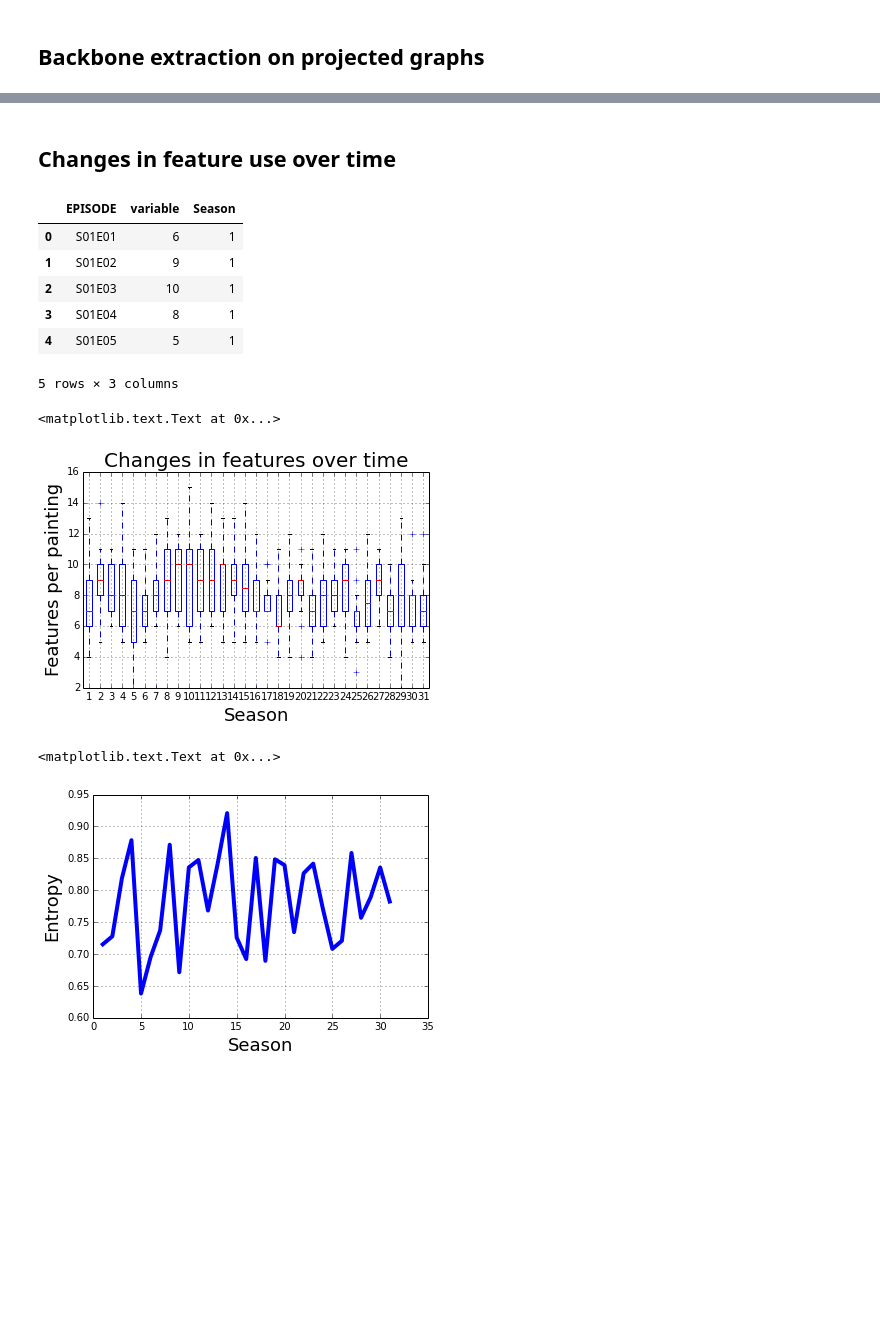
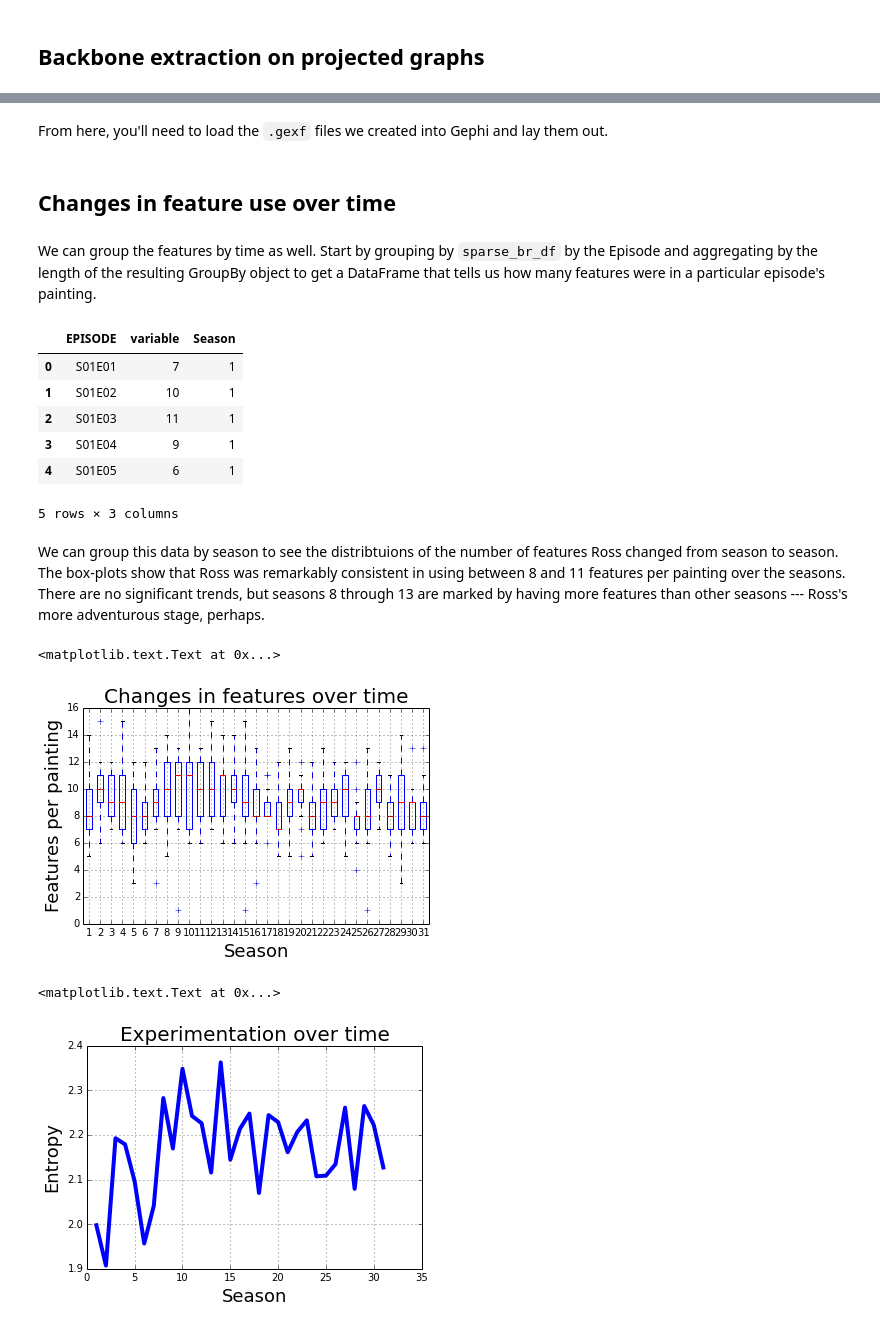
Before and after one commit to brianckeegan/BobRoss, a Jupyter notebook: Bob Ross.ipynb, the cells around one changed output, grey strips where cells are left out. Saved outputs shown, nothing was run; the diff lists cells and outputs as text; code cells hidden in the pictures; blank space fills up the shorter version.

Commit message:
Update to include entropy

```diff
--- a/Bob Ross.ipynb
+++ b/Bob Ross.ipynb
@@ -41,7 +50,7 @@ from IPython.display import Image
 # Data downloaded from https://docs.google.com/file/d/0B-6I-CG2KuA-akduSk01TFpuY1k/edit
 # Posted by Hickey on Twitter: https://twitter.com/WaltHickey/status/456552102836178944
 
-br_df = pd.read_csv('/Users/brianckeegan/Downloads/bobross_raw.csv')
+br_df = pd.read_csv('bobross_raw.csv')
 br_df['Season'] = br_df['EPISODE'].str[1:3].astype(int)
 melted_br_df = pd.melt(br_df,id_vars=['EPISODE','TITLE'])
 sparse_br_df = melted_br_df.replace(0,np.nan).dropna()
@@ -119,5 +128,9 @@ titles_g_bb.number_of_edges(), titles_g_bb.number_of_nodes()
+# %% [markdown]
+From here, you'll need to load the `.gexf` files we created into Gephi and lay them out.
 # %% [markdown]
 ## Changes in feature use over time
+# %% [markdown]
+We can group the features by time as well. Start by grouping by `sparse_br_df` by the Episode and aggregating by the length of the resulting GroupBy object to get a DataFrame that tells us how many features were in a particular episode's painting.
 # %%
 sparse_df_gb = sparse_br_df.groupby('EPISODE')['variable'].agg(len)
 sparse_df_gb = sparse_df_gb.reset_index()
@@ -125,12 +138,14 @@ sparse_df_gb['Season'] = sparse_df_gb['EPISODE'].str[1:3].astype(int)
 sparse_df_gb.head()
 # %% [output]
 |  | EPISODE | variable | Season |
-| 0 | S01E01 | 6 | 1 |
-| 1 | S01E02 | 9 | 1 |
-| 2 | S01E03 | 10 | 1 |
-| 3 | S01E04 | 8 | 1 |
-| 4 | S01E05 | 5 | 1 |
+| 0 | S01E01 | 7 | 1 |
+| 1 | S01E02 | 10 | 1 |
+| 2 | S01E03 | 11 | 1 |
+| 3 | S01E04 | 9 | 1 |
+| 4 | S01E05 | 6 | 1 |
 5 rows × 3 columns
+# %% [markdown]
+We can group this data by season to see the distribtuions of the number of features Ross changed from season to season. The box-plots show that Ross was remarkably consistent in using between 8 and 11 features per painting over the seasons. There are no significant trends, but seasons 8 through 13 are marked by having more features than other seasons --- Ross's more adventurous stage, perhaps.
 # %%
 sparse_df_gb.boxplot(column='variable',by='Season')
 plt.title('Changes in features over time',fontsize=20)
@@ -139,12 +154,19 @@ plt.xlabel('Season',fontsize=18)
 plt.ylabel('Features per painting',fontsize=18)
 # %% [output]
 <matplotlib.text.Text at 0x...>
-[figure, old version]
+[figure, new version]
+# %%
+# http://orange.biolab.si/blog/2012/06/15/joint-entropy-in-python/
+def entropy2(*X):
+    return np.sum(-p * np.log2(p) if p > 0 else 0 for p in
+        (np.mean(reduce(np.logical_and, (predictions == c for predictions, c in zip(X, classes))))
+            for classes in itertools.product(*[set(x) for x in X])))
 # %%
 br_df_gb = br_df.groupby('Season')[br_df.columns[2:-1]].agg(np.sum)
-br_df_gb.apply(lambda x:np.e**(entropy(x,67)),axis=1).plot(lw=4)
+br_df_gb.apply(lambda x:entropy2(x),axis=1).plot(lw=4)
 plt.ylabel('Entropy',fontsize=18)
 plt.xlabel('Season',fontsize=18)
+plt.title('Experimentation over time',fontsize=20)
 # %% [output]
 <matplotlib.text.Text at 0x...>
-[figure, old version]
+[figure, new version]
```
Also changed, not shown: parts of 8 cells of this notebook, 1 other file.
